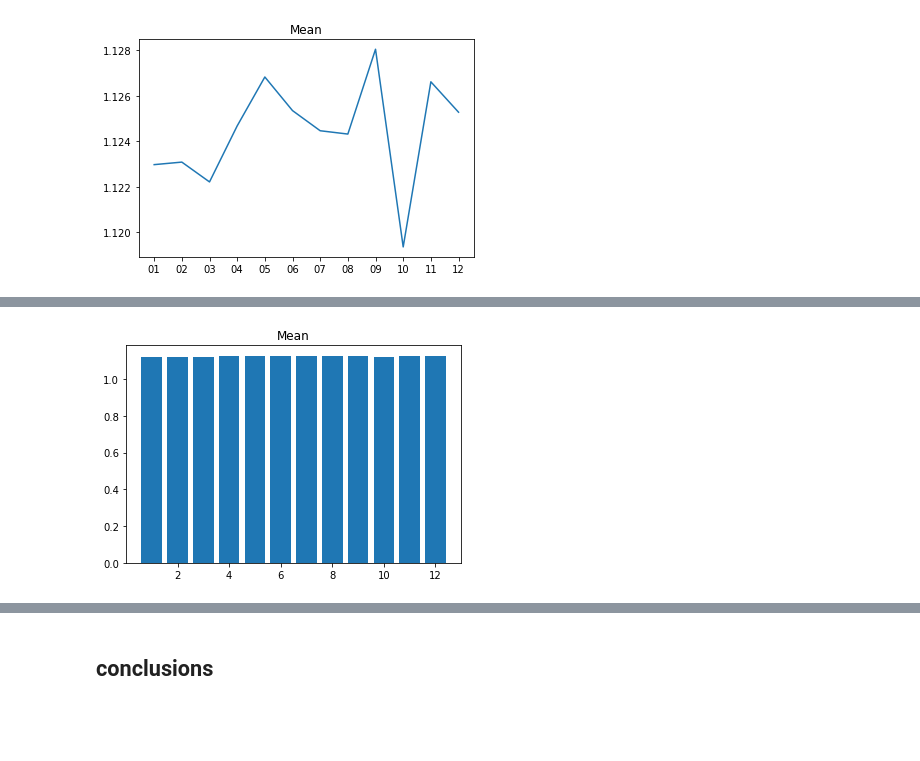
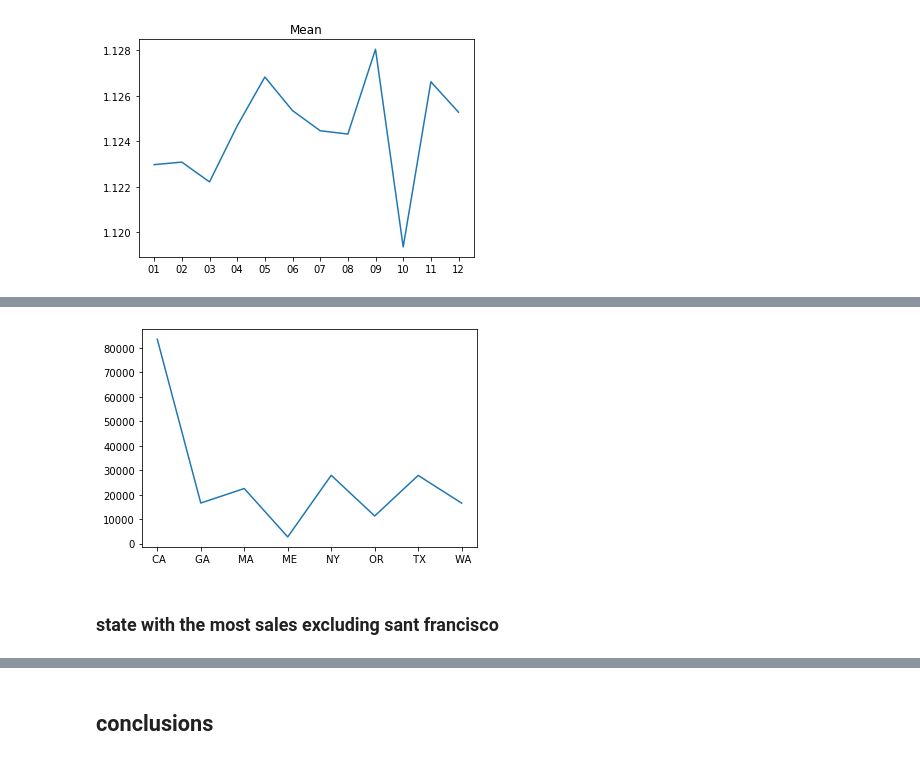
Before and after one commit to JordinaGR/Data-Analytics, a Jupyter notebook: sales_data.ipynb, the cells around one changed output, grey strips where cells are left out. Saved outputs shown, nothing was run; the diff lists cells and outputs as text; code cells hidden in the pictures; blank space fills up the shorter version.

Commit message:
added column analized data about location

```diff
--- a/sales_data.ipynb
+++ b/sales_data.ipynb
@@ -56,6 +56,12 @@ df['Day'] = df['Order Date'].str[3:5]
 df['Hour'] = df['Order Date'].str[-5:-3]
 # %%
 df['Date'] = df['Order Date'].str[0:5]
+# %%
+df['City'] = df['Purchase Address'].str.split(', ').str[1]
+# %%
+df['City'] = df['City'] + df['Purchase Address'].str[-10:-6]
+# %%
+df['State'] = df['Purchase Address'].str[-9:-6]
 # %%
 df.head()
 # %% [output]
@@ -167,0 +206,4 @@ plt.show()
+# %%
+state_sales = df.groupby(['State']).sum()
+#.sort_values('Quantity Ordered', ascending=False)
+state_sales.head()
@@ -168,8 +218,8 @@ plt.show()
 # %%
-y = group_data_month['Quantity Ordered']
-plt.title('Mean')
-x = range(1, 13)
-plt.bar(x, y)
+x = state_sales['Quantity Ordered']
+plt.plot(x)
 plt.show()
 # %% [output]
-[figure, old version]
+[figure, new version]
+# %% [markdown]
+### state with the most sales excluding sant francisco
```
Also changed, not shown: parts of 13 cells of this notebook.
